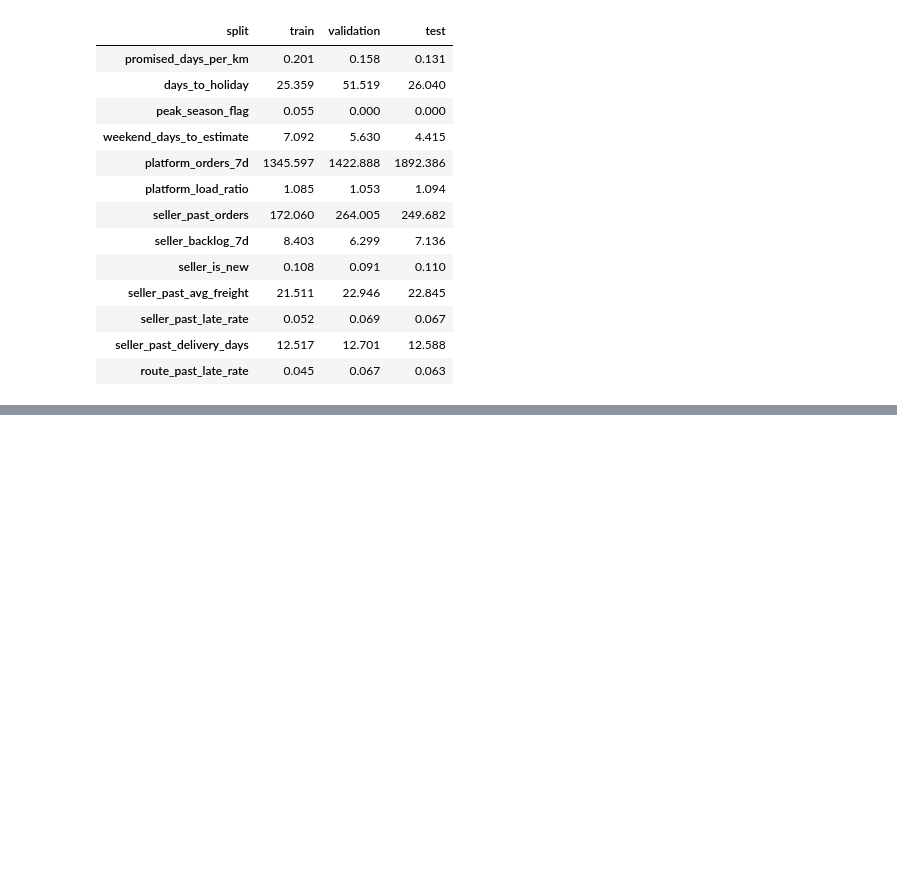
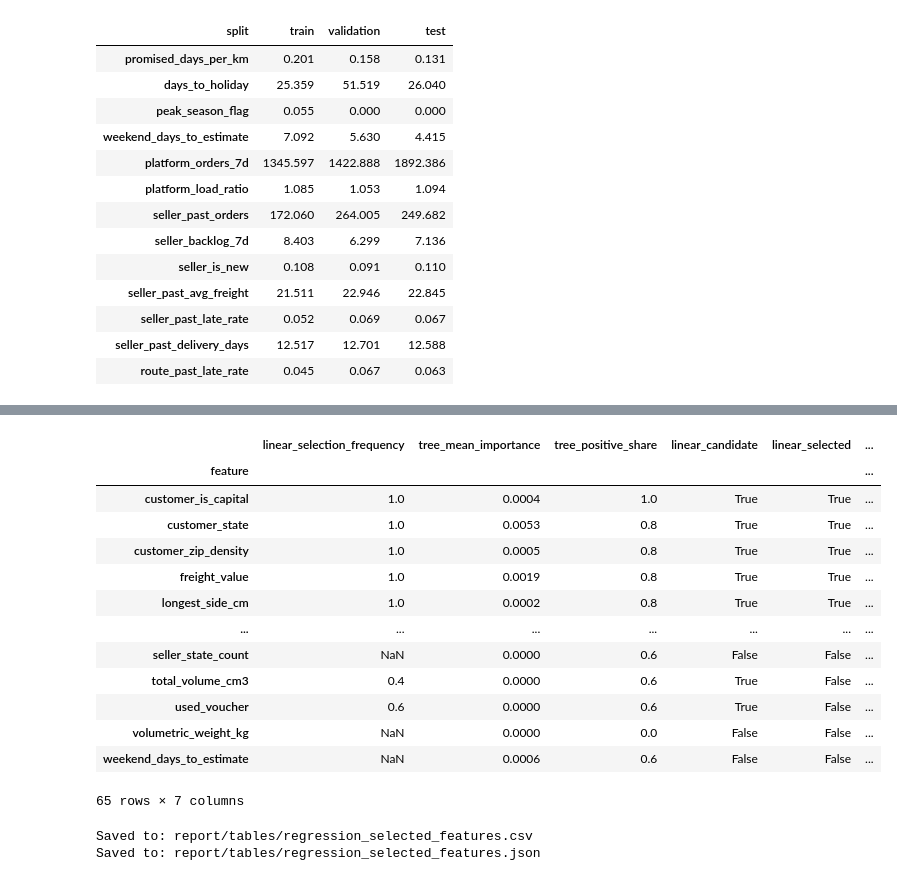
Before and after one commit to zhuamnq/Team2_IT5006_Ecommerce_Analytics_AY2627Sem1, a Jupyter notebook: notebooks/03_feature_engineering.ipynb, the cells around one changed output, grey strips where cells are left out. Drawn from its saved outputs; the diff is of its cells as text; code cells hidden in the pictures; blank space fills up the shorter version.

```diff
--- a/notebooks/03_feature_engineering.ipynb
+++ b/notebooks/03_feature_engineering.ipynb
@@ -126,0 +416,29 @@ display(
+# %%
+STABILITY_THRESHOLD = 0.8
+
+linear_counts = pd.Series(0, index=linear_cols)
+
+for fit_idx, _ in tscv.split(X_train):
+    fold_model = Pipeline([
+        ("preprocessor", build_preprocessor(**FEATURES_LINEAR)),
+        ("lasso", Lasso(alpha=best_alpha, max_iter=20000)),
+    ]).fit(X_train[linear_cols].iloc[fit_idx], y_train_ratio.iloc[fit_idx])
+
+    sources = np.array(output_sources(fold_model.named_steps["preprocessor"]))
+    used = set(sources[fold_model.named_steps["lasso"].coef_ != 0])
+    linear_counts[list(used)] += 1
+
+linear_freq = (linear_counts / tscv.get_n_splits()).sort_values(ascending=False)
+linear_selected = linear_freq[linear_freq >= STABILITY_THRESHOLD].index.tolist()
+
+# Same grouping as FEATURES_LINEAR, so models can call build_preprocessor(**FEATURES_LINEAR_SELECTED)
+FEATURES_LINEAR_SELECTED = {
+    group: [c for c in columns if c in linear_selected]
+    for group, columns in FEATURES_LINEAR.items()
+}
+
+print("Selected in every fold:", int((linear_freq == 1).sum()))
+print("Selected in some folds:", int(((linear_freq > 0) & (linear_freq < 1)).sum()))
+print("Never selected:", int((linear_freq == 0).sum()))
+print(f"\nLinear features kept (>= {STABILITY_THRESHOLD:.0%} of folds):", len(linear_selected), "of", len(linear_cols))
+display(linear_freq.to_frame("selection_frequency"))
@@ -126,0 +688,43 @@ display(
+# %%
+selection = pd.DataFrame({
+    "linear_selection_frequency": linear_freq,
+    "tree_mean_importance": tree_summary["mean_importance"],
+    "tree_positive_share": tree_summary["positive_share"],
+}).rename_axis("feature")
+
+selection["linear_candidate"] = selection.index.isin(linear_cols)
+selection["linear_selected"] = selection.index.isin(linear_selected)
+selection["tree_candidate"] = selection.index.isin(tree_cols)
+selection["tree_selected"] = selection.index.isin(tree_selected)
+
+selection = selection.sort_values(["linear_selected", "tree_selected"], ascending=False)
+display(selection.round(4))
+# %% [output]
+|  | linear_selection_frequency | tree_mean_importance | tree_positive_share | linear_candidate | linear_selected | ... |
+| feature |  |  |  |  |  | ... |
+| customer_is_capital | 1.0 | 0.0004 | 1.0 | True | True | ... |
+| customer_state | 1.0 | 0.0053 | 0.8 | True | True | ... |
+| customer_zip_density | 1.0 | 0.0005 | 0.8 | True | True | ... |
+| freight_value | 1.0 | 0.0019 | 0.8 | True | True | ... |
+| longest_side_cm | 1.0 | 0.0002 | 0.8 | True | True | ... |
+| ... | ... | ... | ... | ... | ... | ... |
+| seller_state_count | NaN | 0.0000 | 0.6 | False | False | ... |
+| total_volume_cm3 | 0.4 | 0.0000 | 0.6 | True | False | ... |
+| used_voucher | 0.6 | 0.0000 | 0.6 | True | False | ... |
+| volumetric_weight_kg | NaN | 0.0000 | 0.0 | False | False | ... |
+| weekend_days_to_estimate | NaN | 0.0006 | 0.6 | False | False | ... |
+65 rows × 7 columns
+# %%
+table_path = TABLES_DIR / "regression_selected_features.csv"
+json_path = TABLES_DIR / "regression_selected_features.json"
+
+selection.reset_index().to_csv(table_path, index=False)
+json_path.write_text(json.dumps(
+    {"linear": FEATURES_LINEAR_SELECTED, "tree": FEATURES_TREE_SELECTED}, indent=2
+) + "\n")
+
+print("Saved to:", table_path.relative_to(ROOT))
+print("Saved to:", json_path.relative_to(ROOT))
+# %% [output]
+Saved to: report/tables/regression_selected_features.csv
+Saved to: report/tables/regression_selected_features.json
```
Also changed, not shown: parts of 36 cells of this notebook, 4 other files.
